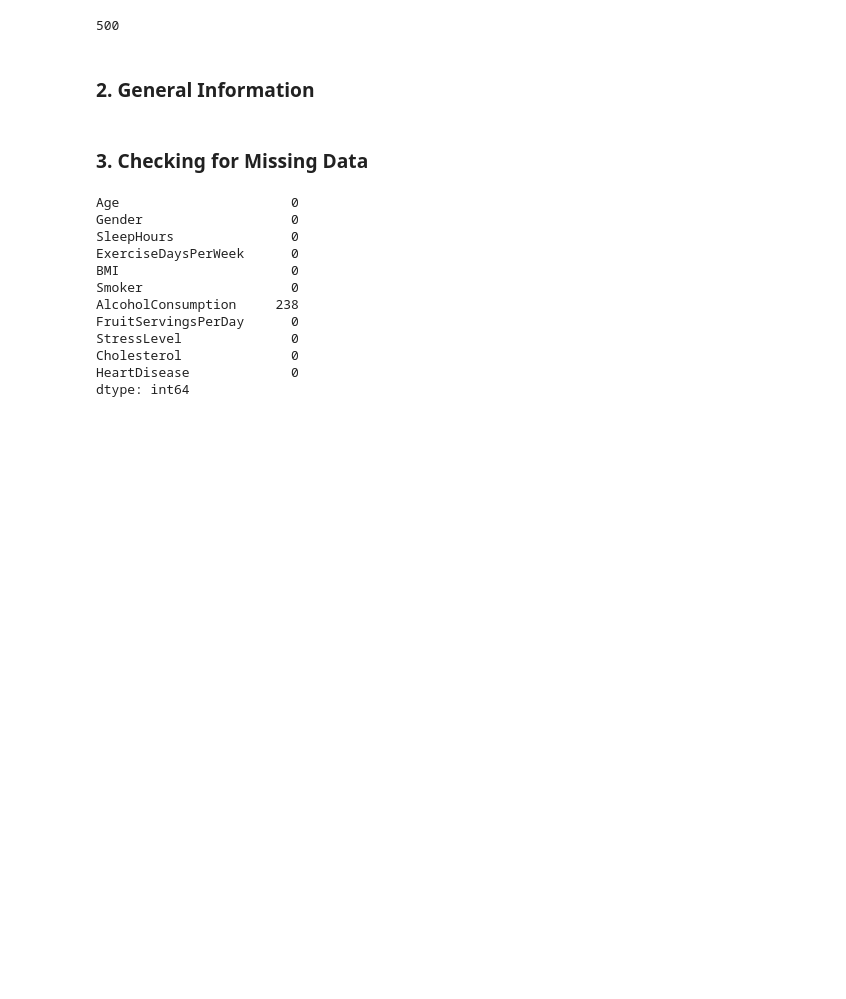
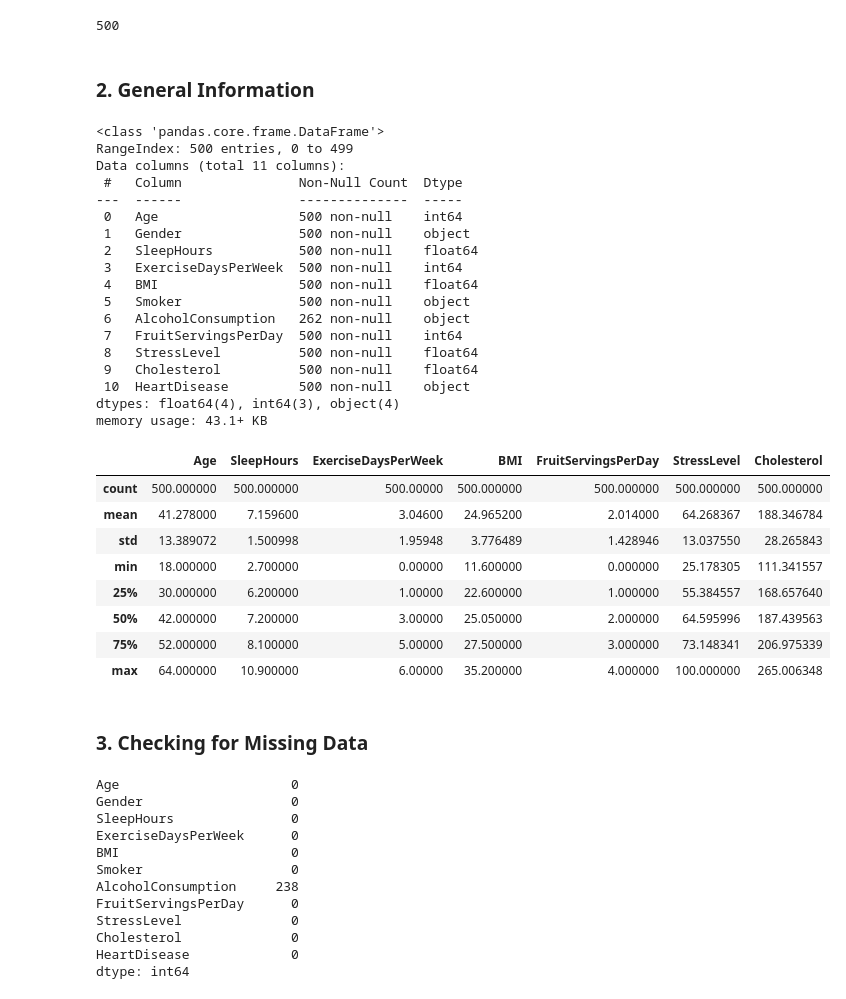
Before and after one commit to tgvp/Data-Science, a Jupyter notebook: Week_8/ds-pr-week-8-student.ipynb, the cells around one changed output. Drawn from its saved outputs; the diff is of its cells as text; code cells hidden in the pictures; blank space fills up the shorter version.

```diff
--- a/Week_8/ds-pr-week-8-student.ipynb
+++ b/Week_8/ds-pr-week-8-student.ipynb
@@ -32,9 +33,38 @@ df.head()
 # %%
 # Goal: obtain general information about the dataset
 # Start getting insights about the data
 # info lists the columns, data types, and null values
-
+df.info()
 # Statistical description of the numerical columns
+df.describe()
+# %% [output]
+<class 'pandas.core.frame.DataFrame'>
+RangeIndex: 500 entries, 0 to 499
+Data columns (total 11 columns):
+ #   Column               Non-Null Count  Dtype
+---  ------               --------------  -----
+ 0   Age                  500 non-null    int64
+ 1   Gender               500 non-null    object
+ 2   SleepHours           500 non-null    float64
+ 3   ExerciseDaysPerWeek  500 non-null    int64
+ 4   BMI                  500 non-null    float64
+ 5   Smoker               500 non-null    object
+ 6   AlcoholConsumption   262 non-null    object
+ 7   FruitServingsPerDay  500 non-null    int64
+ 8   StressLevel          500 non-null    float64
+ 9   Cholesterol          500 non-null    float64
+ 10  HeartDisease         500 non-null    object
+dtypes: float64(4), int64(3), object(4)
+memory usage: 43.1+ KB
+|  | Age | SleepHours | ExerciseDaysPerWeek | BMI | FruitServingsPerDay | StressLevel | Cholesterol |
+| count | 500.000000 | 500.000000 | 500.00000 | 500.000000 | 500.000000 | 500.000000 | 500.000000 |
+| mean | 41.278000 | 7.159600 | 3.04600 | 24.965200 | 2.014000 | 64.268367 | 188.346784 |
+| std | 13.389072 | 1.500998 | 1.95948 | 3.776489 | 1.428946 | 13.037550 | 28.265843 |
+| min | 18.000000 | 2.700000 | 0.00000 | 11.600000 | 0.000000 | 25.178305 | 111.341557 |
+| 25% | 30.000000 | 6.200000 | 1.00000 | 22.600000 | 1.000000 | 55.384557 | 168.657640 |
+| 50% | 42.000000 | 7.200000 | 3.00000 | 25.050000 | 2.000000 | 64.595996 | 187.439563 |
+| 75% | 52.000000 | 8.100000 | 5.00000 | 27.500000 | 3.000000 | 73.148341 | 206.975339 |
+| max | 64.000000 | 10.900000 | 6.00000 | 35.200000 | 4.000000 | 100.000000 | 265.006348 |
 # %% [markdown]
 ### 3. Checking for Missing Data
 # %%
```
Also changed, not shown: parts of 7 cells of this notebook.
